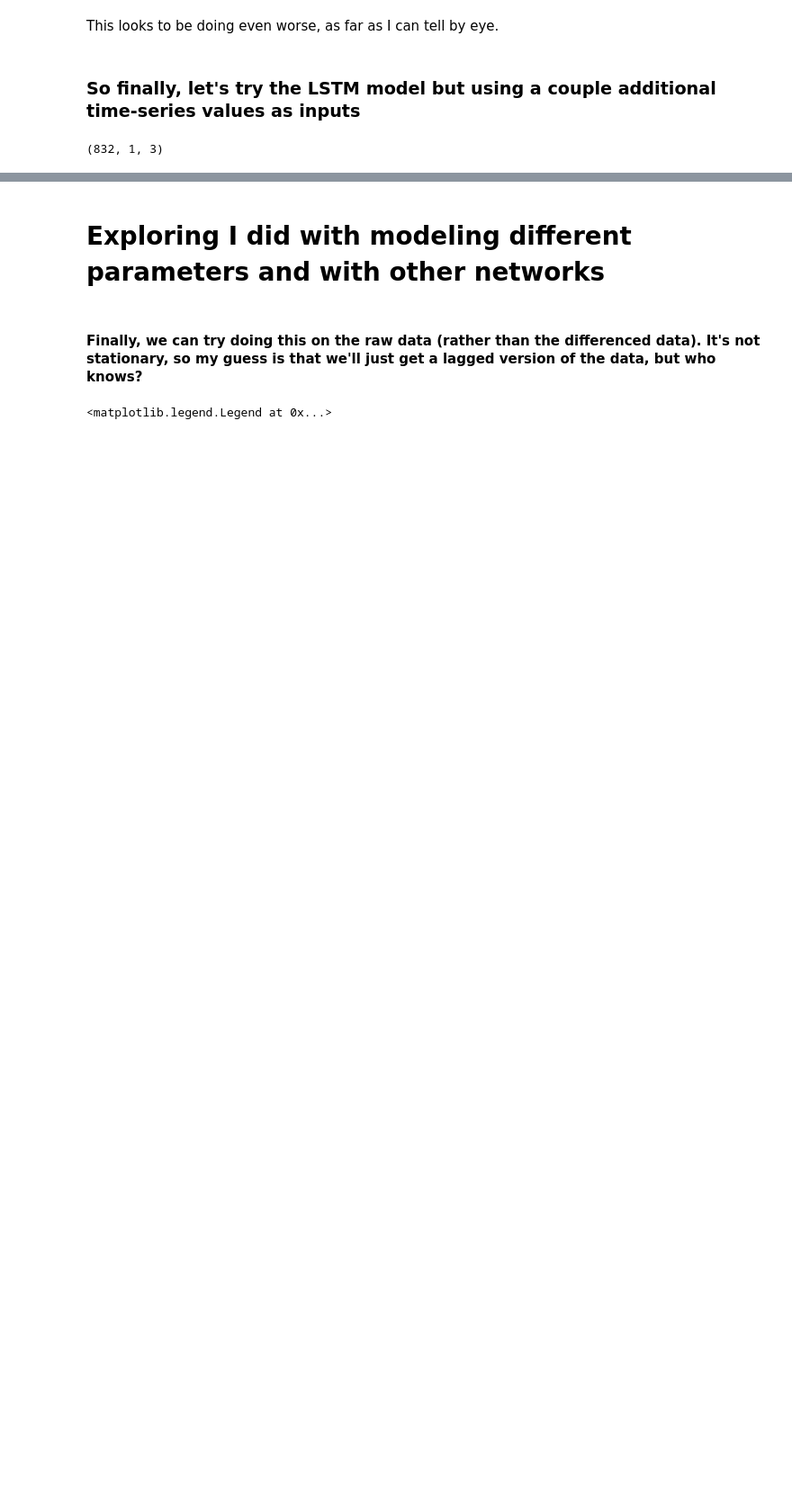
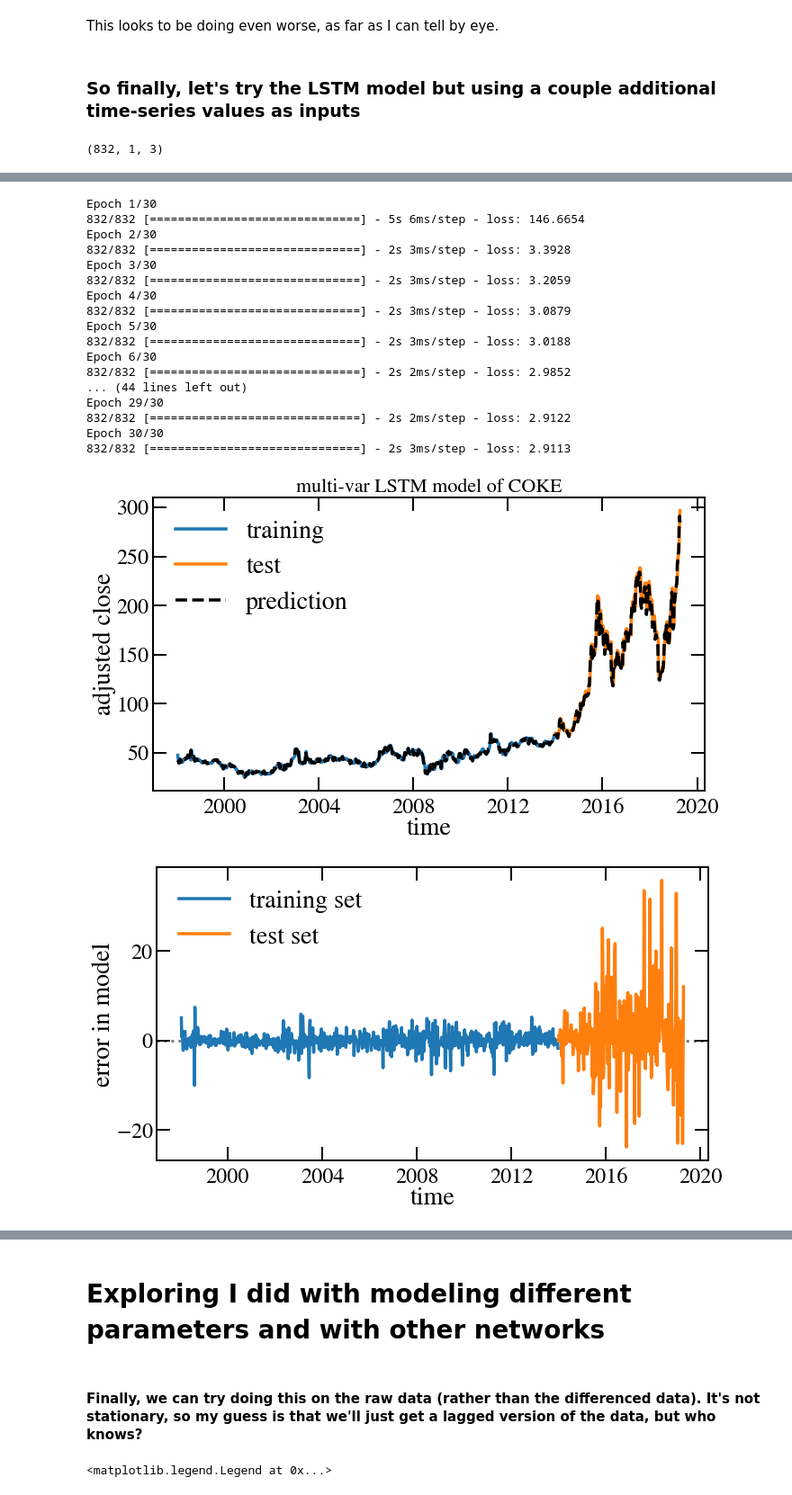
Before and after one commit to sheagk/stocks, a Jupyter notebook: single_stock_training.ipynb, the cells around one changed output, grey strips where cells are left out. Shown at 90% size. Saved outputs shown, nothing was run; the diff lists cells and outputs as text; code cells hidden in the pictures; blank space fills up the shorter version.

```diff
--- a/single_stock_training.ipynb
+++ b/single_stock_training.ipynb
@@ -1153,0 +1279,22 @@ training_values.keys()
+# %%
+model, fig, error_fig = train_and_plot_lstm_with_exog('COKE', symbol_list, target_key, exog_keys, num_neurons=21)
+# %% [output]
+Epoch 1/30
+832/832 [==============================] - 5s 6ms/step - loss: 146.6654
+Epoch 2/30
+832/832 [==============================] - 2s 3ms/step - loss: 3.3928
+Epoch 3/30
+832/832 [==============================] - 2s 3ms/step - loss: 3.2059
+Epoch 4/30
+832/832 [==============================] - 2s 3ms/step - loss: 3.0879
+Epoch 5/30
+832/832 [==============================] - 2s 3ms/step - loss: 3.0188
+Epoch 6/30
+832/832 [==============================] - 2s 2ms/step - loss: 2.9852
+... (44 lines left out)
+Epoch 29/30
+832/832 [==============================] - 2s 2ms/step - loss: 2.9122
+Epoch 30/30
+832/832 [==============================] - 2s 3ms/step - loss: 2.9113
+[figure, added]
+[figure, added]
```
Also changed, not shown: parts of 15 cells of this notebook, 1 other file.
